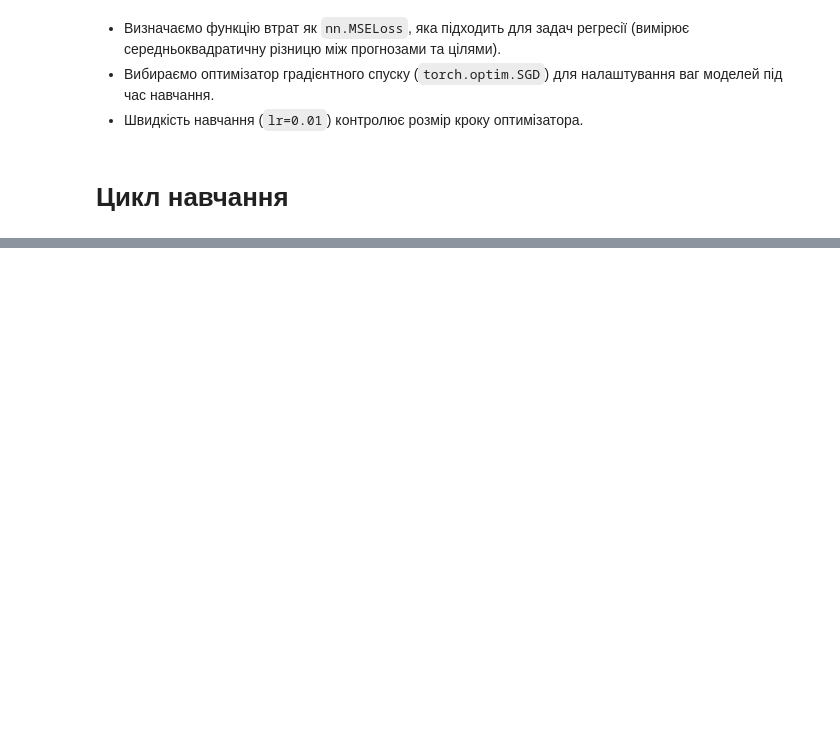
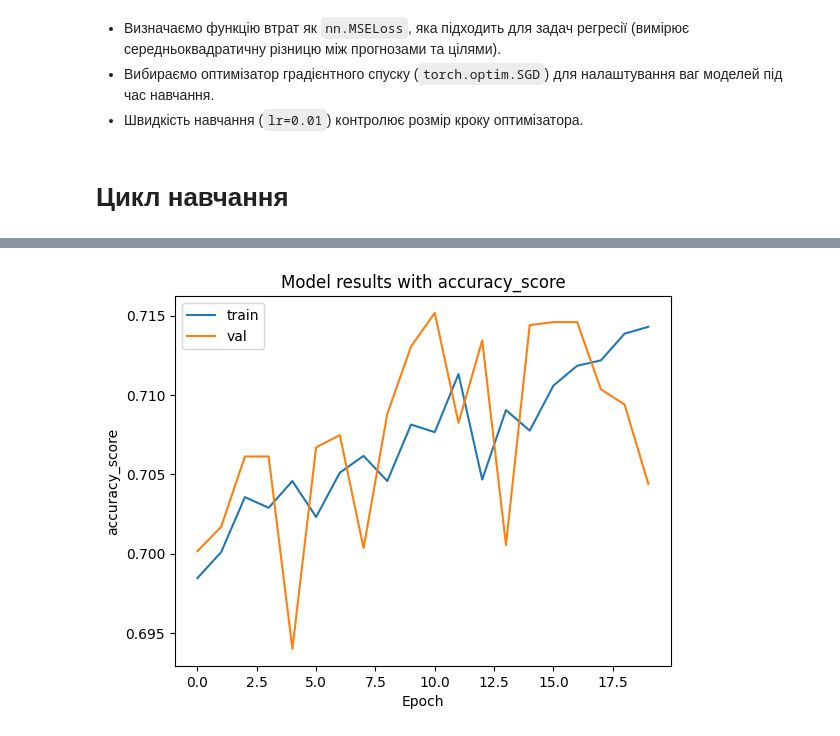
Before and after one commit to HalyshAnton/IT-Step-Pyton-AI, a Jupyter notebook: module4/Classification.ipynb, the cells around one changed output, grey strips where cells are left out. Cells and saved outputs as stored; diff of their text form; code cells hidden in the pictures; blank space fills up the shorter version.

```diff
--- a/module4/Classification.ipynb
+++ b/module4/Classification.ipynb
@@ -487,0 +502,4 @@ plot_metric(history, 'loss')
+# %%
+plot_metric(history, 'accuracy_score')
+# %% [output]
+[figure, added]
```
Also changed, not shown: parts of 6 cells of this notebook.
